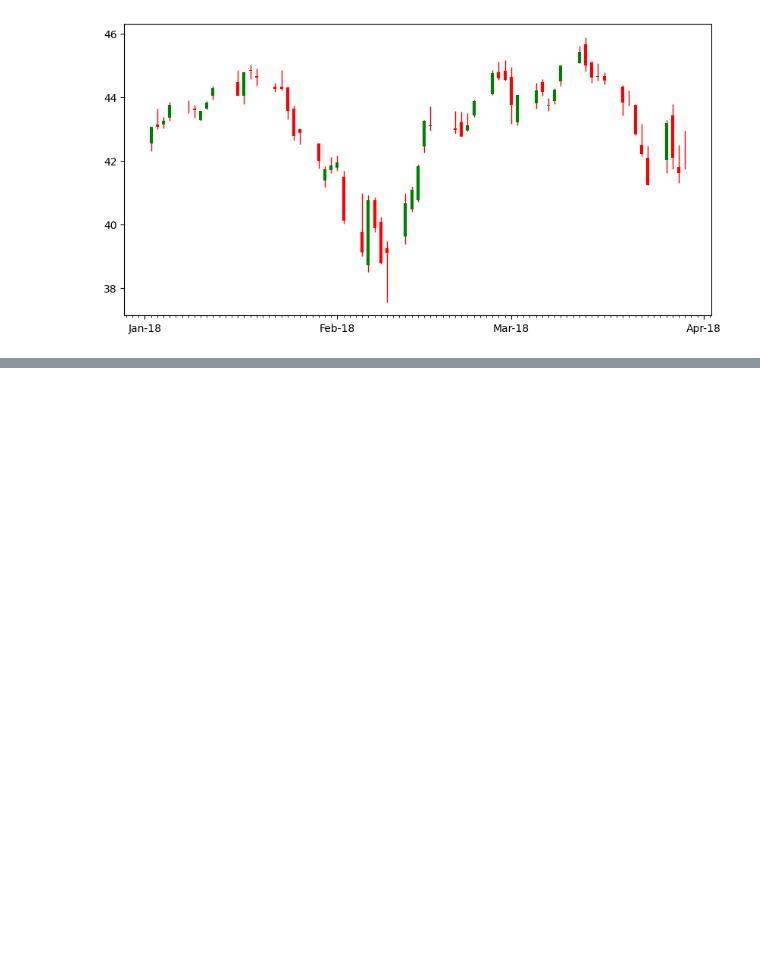
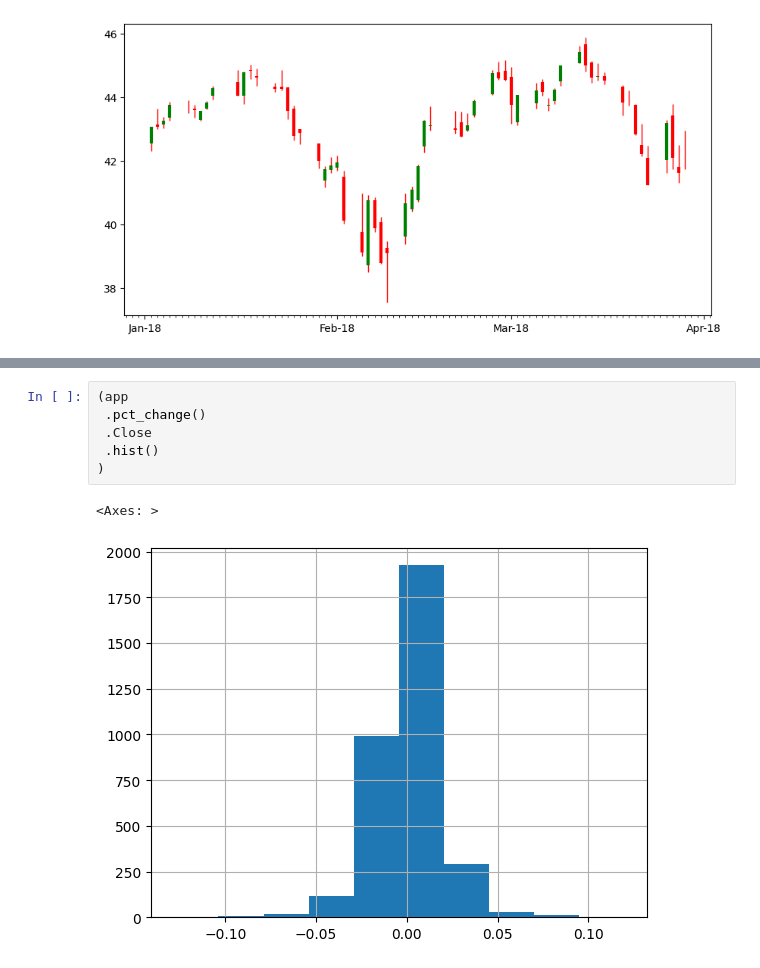
Before and after one commit to MittalMonika/DataScience, a Jupyter notebook: FinancialAnalysis/Finance.ipynb, the cells around one changed output, grey strips where cells are left out. Saved outputs shown, nothing was run; the diff lists cells and outputs as text; blank space fills up the shorter version.

```diff
--- a/FinancialAnalysis/Finance.ipynb
+++ b/FinancialAnalysis/Finance.ipynb
@@ -181,0 +290,9 @@ def candlestick(df,ax):
+# %%
+(app
+ .pct_change()
+ .Close
+ .hist()
+)
+# %% [output]
+<Axes: >
+[figure, added]
```
Also changed, not shown: parts of 22 cells of this notebook.
